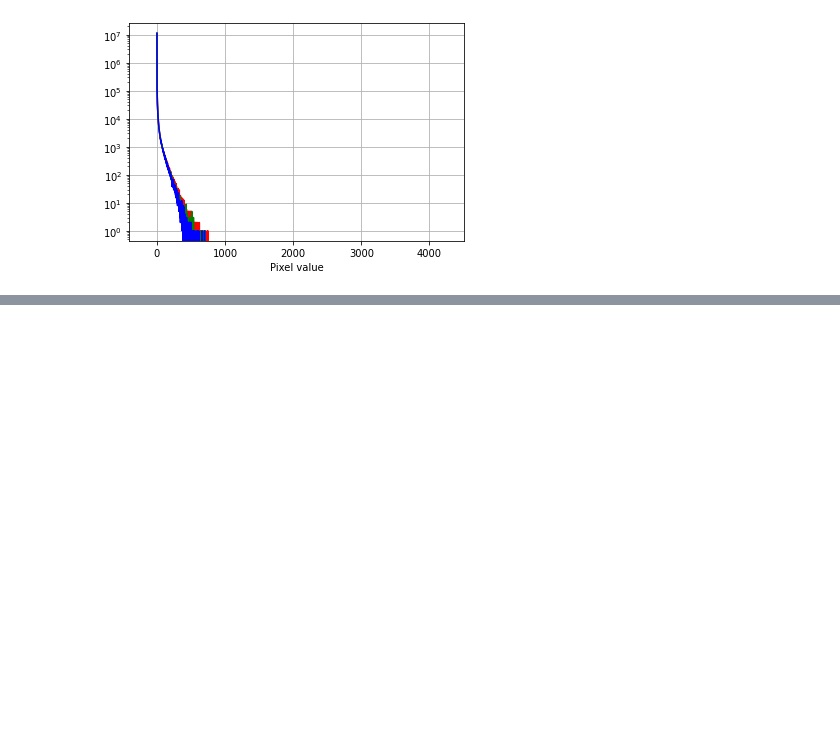
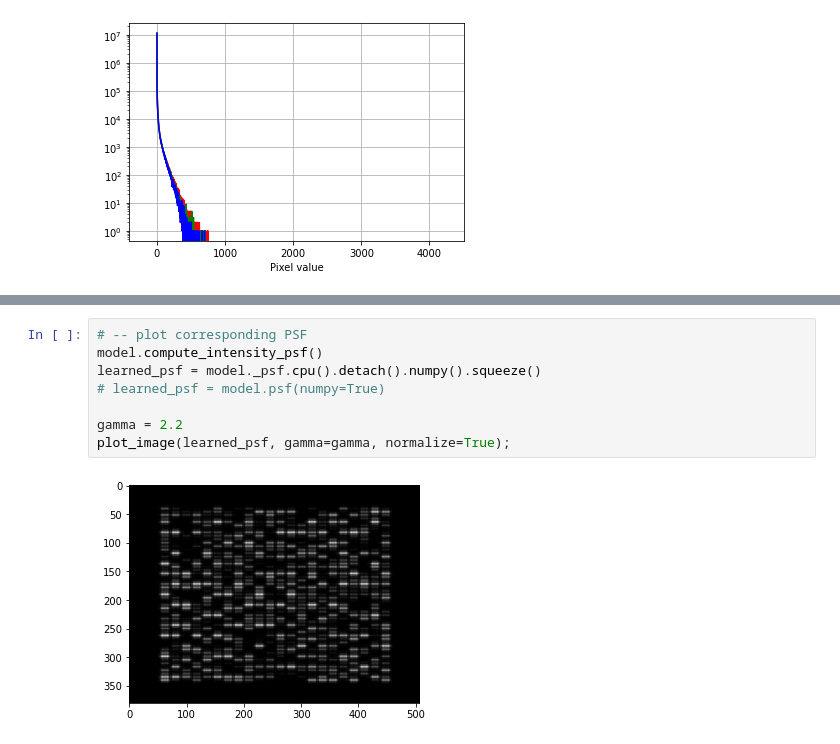
Before and after one commit to ebezzam/LenslessClassification, a Jupyter notebook: notebooks/visualization.ipynb, the cells around one changed output, grey strips where cells are left out. Saved outputs shown, nothing was run; the diff lists cells and outputs as text; blank space fills up the shorter version.

```diff
--- a/notebooks/visualization.ipynb
+++ b/notebooks/visualization.ipynb
@@ -119,0 +199,10 @@ mean : 1.5163894890394132
+# %%
+# -- plot corresponding PSF
+model.compute_intensity_psf()
+learned_psf = model._psf.cpu().detach().numpy().squeeze()
+# learned_psf = model.psf(numpy=True)
+
+gamma = 2.2
+plot_image(learned_psf, gamma=gamma, normalize=True);
+# %% [output]
+[figure, added]
```
Also changed, not shown: parts of 26 cells of this notebook, 12 other files.
